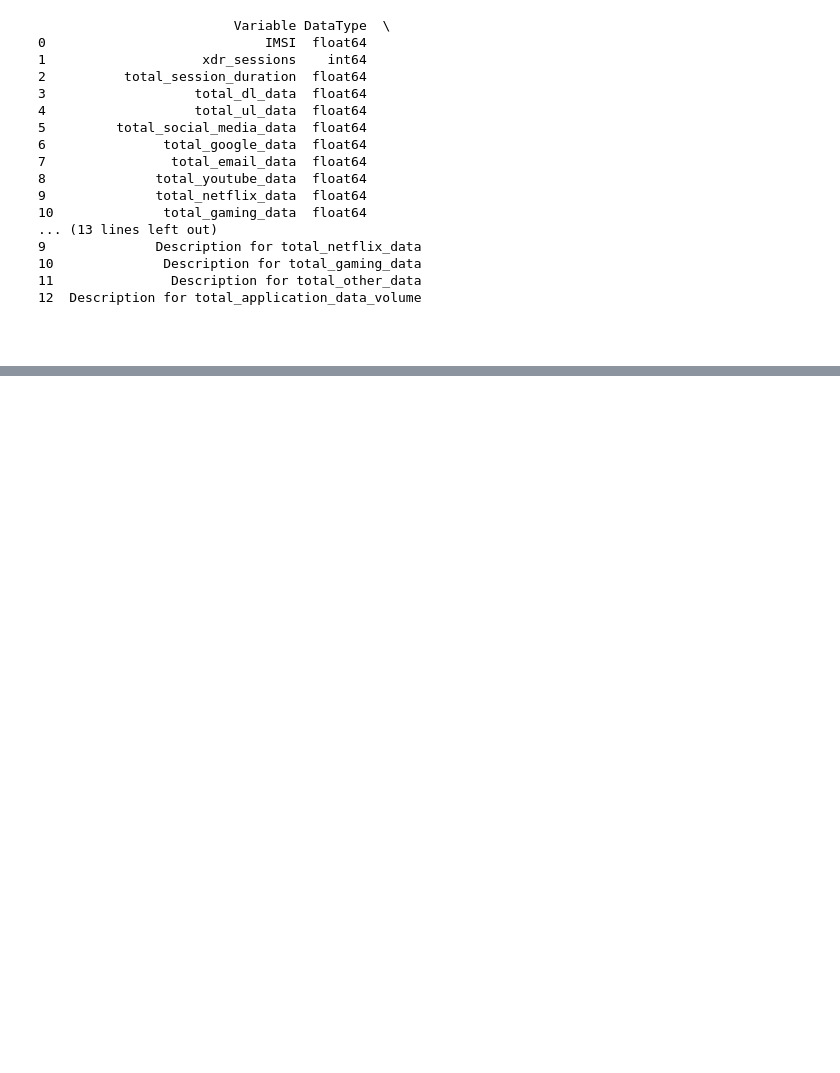
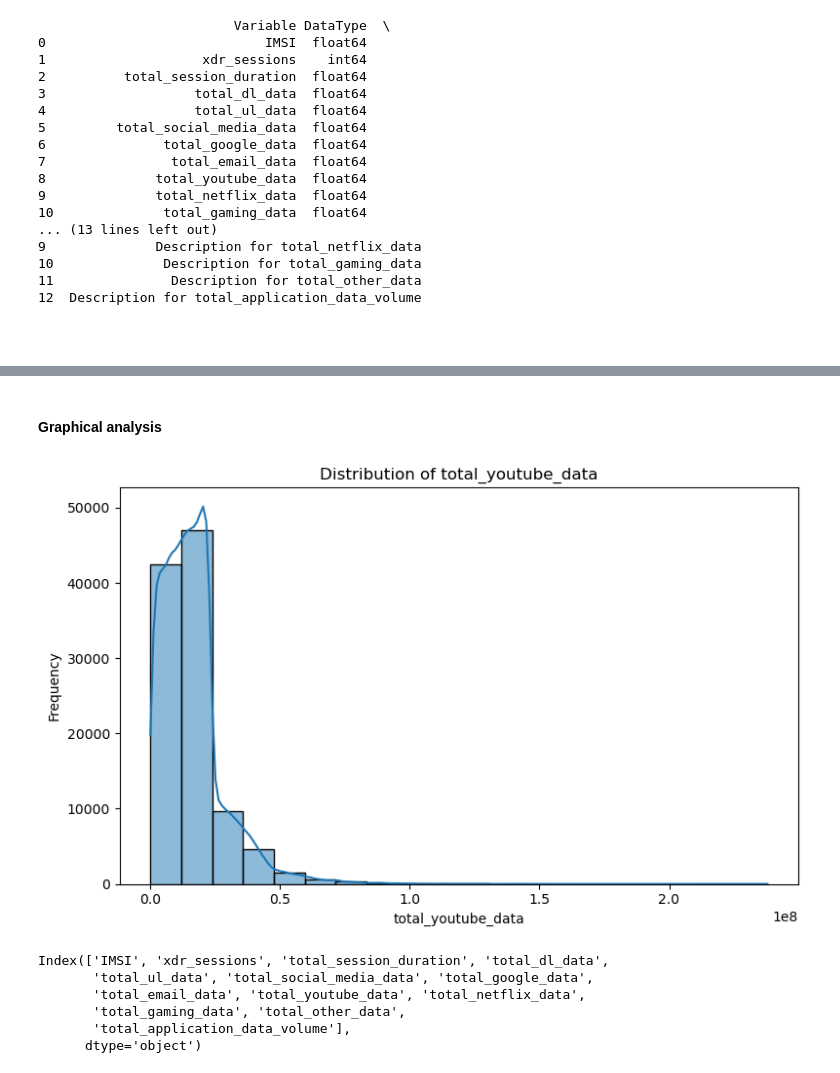
Before and after one commit to zereay74/Kaim-week-2, a Jupyter notebook: notebooks/Task 1 Overview and EDA.ipynb, the cells around one changed output, grey strips where cells are left out. Cells and saved outputs as stored; diff of their text form; code cells hidden in the pictures; blank space fills up the shorter version.

```diff
--- a/notebooks/Task 1 Overview and EDA.ipynb
+++ b/notebooks/Task 1 Overview and EDA.ipynb
@@ -172,0 +255,16 @@ KeyError: 'Dur. (ms)'
+# %% [markdown]
+#### Graphical analysis
+# %%
+uni_analyzer = UnivariateAnalyzer(aggrigated)
+uni_analyzer.plot_variable(column='total_youtube_data')
+# %% [output]
+[figure, added]
+# %%
+aggrigated.columns
+# %% [output]
+Index(['IMSI', 'xdr_sessions', 'total_session_duration', 'total_dl_data',
+       'total_ul_data', 'total_social_media_data', 'total_google_data',
+       'total_email_data', 'total_youtube_data', 'total_netflix_data',
+       'total_gaming_data', 'total_other_data',
+       'total_application_data_volume'],
+      dtype='object')
```
Also changed, not shown: parts of 11 cells of this notebook, 4 other files.
